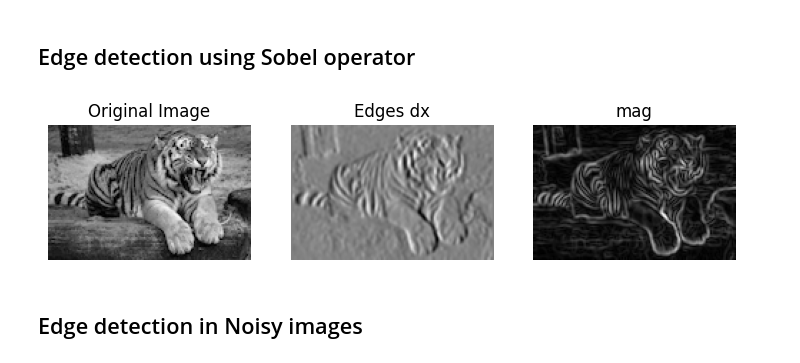
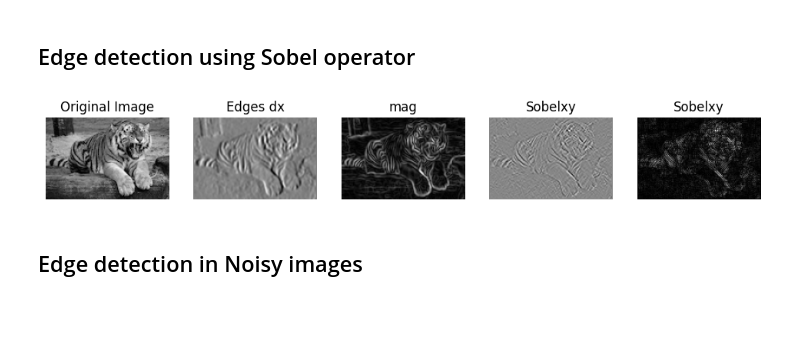
Before and after one commit to Raiyan-R11/ComputerVision, a Jupyter notebook: 04-edges.ipynb, the cells around one changed output. Saved outputs shown, nothing was run; the diff lists cells and outputs as text; code cells hidden in the pictures; blank space fills up the shorter version.

```diff
--- a/04-edges.ipynb
+++ b/04-edges.ipynb
@@ -120,28 +128,31 @@ array([[-1.,  0.,  1.],
 # %%
 # Read the image
 image = cv2.imread('data/images/tiger.jpg', cv2.IMREAD_GRAYSCALE)
 
 # Apply the Sobel edge
 sobelx = cv2.Sobel(src=image, ddepth=cv2.CV_32F, dx=1, dy=0, ksize=5) # Sobel Edge Detection on the X axis
 sobely = cv2.Sobel(src=image, ddepth=cv2.CV_32F, dx=0, dy=1, ksize=5) # Sobel Edge Detection on the Y axis
-#sobelxy = cv2.Sobel(src=image, ddepth=cv2.CV_8U, dx=1, dy=1, ksize=3)
+sobelxy = cv2.Sobel(src=image, ddepth=cv2.CV_32F, dx=1, dy=1, ksize=3)
 mag = np.sqrt(sobelx**2 + sobely**2)
+magxy = np.sqrt(sobelxy**2)
 
 # Display the original image and the edges side by side
 plt.figure(figsize=(12, 10))
-plt.subplot(141), plt.imshow(image, cmap='gray')
+plt.subplot(151), plt.imshow(image, cmap='gray')
 plt.title('Original Image'), plt.axis('off')
-plt.subplot(142), plt.imshow(sobelx, cmap='gray')
+plt.subplot(152), plt.imshow(sobelx, cmap='gray')
 plt.title('Edges dx'), plt.axis('off')
-plt.subplot(143), plt.imshow(mag, cmap='gray')
+plt.subplot(153), plt.imshow(mag, cmap='gray')
 plt.title('mag'), plt.axis('off')
-#plt.subplot(144), plt.imshow(sobelxy, cmap='gray')
-#plt.title('Sobelxy'), plt.axis('off')
+plt.subplot(154), plt.imshow(sobelxy, cmap='gray')
+plt.title('Sobelxy'), plt.axis('off')
+plt.subplot(155), plt.imshow(magxy, cmap='gray')
+plt.title('Sobelxy'), plt.axis('off')
 
 
 plt.show()
 # %% [output]
-[figure, old version]
+[figure, new version]
 # %% [markdown]
 ## Edge detection in Noisy images
 # %%
```
Also changed, not shown: parts of 5 cells of this notebook, 3 other files.
